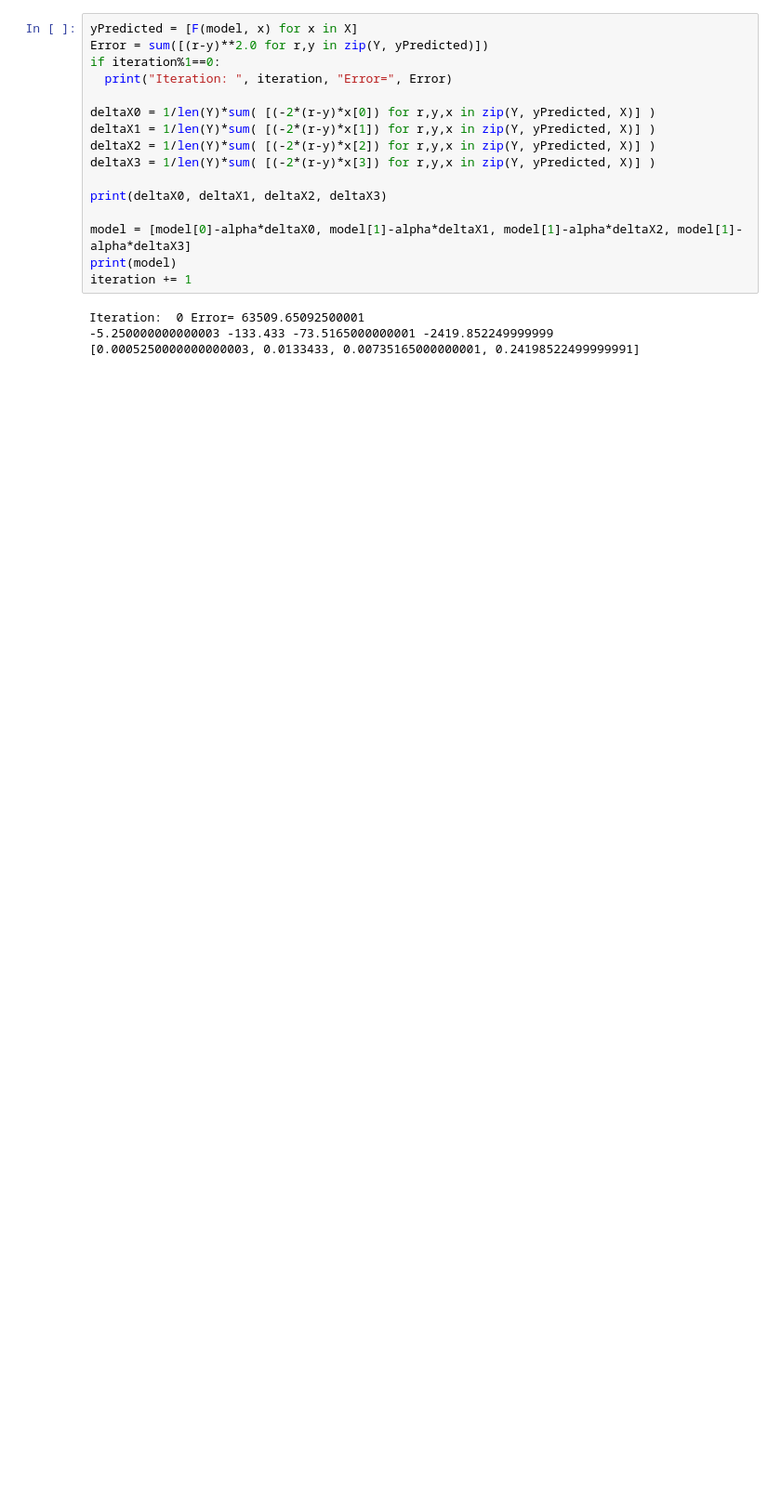
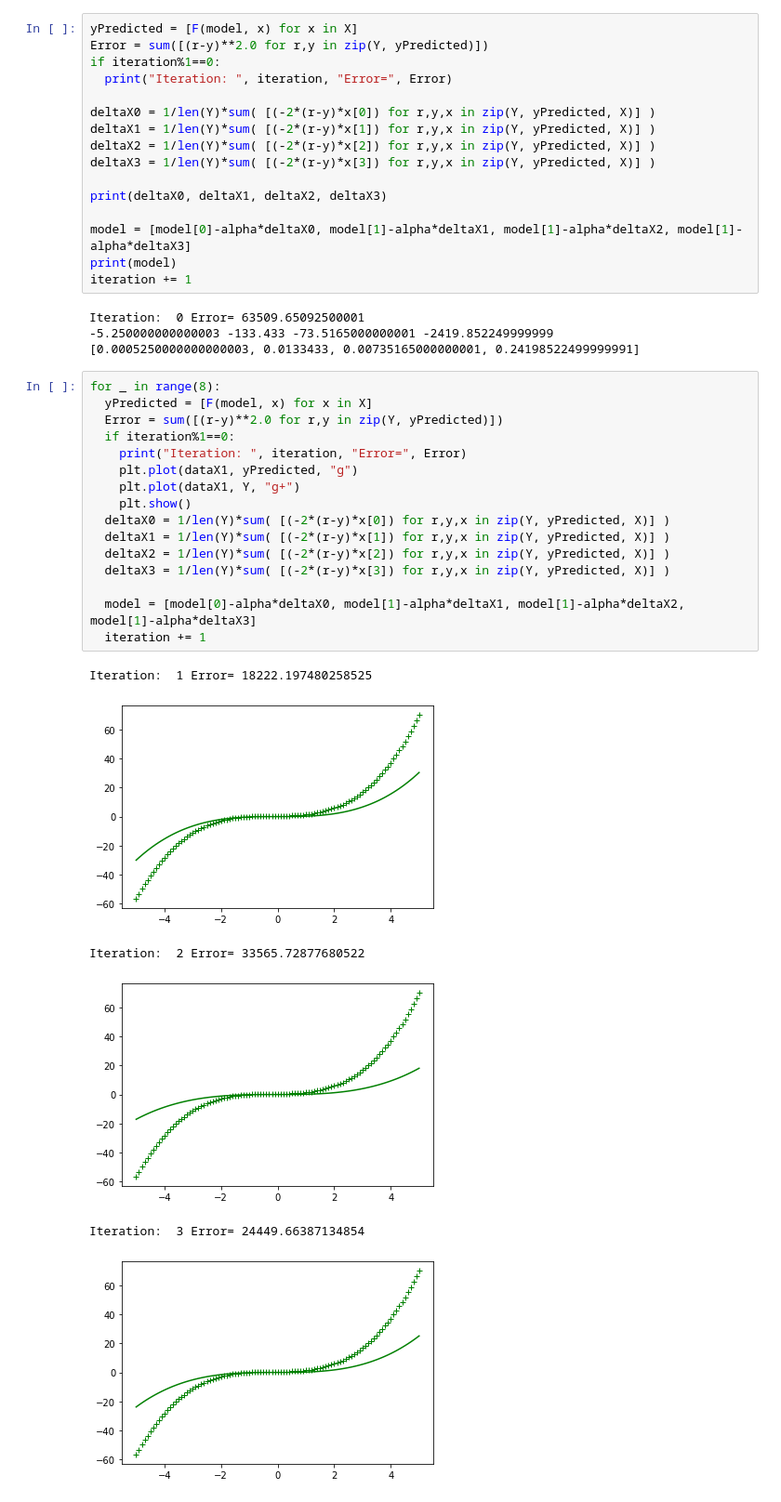
Before and after one commit to everestso/Fall21Spring22, a Jupyter notebook: c191f21_1.ipynb, the cells around one changed output. Shown at 93% size. Saved outputs shown, nothing was run; the diff lists cells and outputs as text; blank space fills up the shorter version.

```diff
--- a/c191f21_1.ipynb
+++ b/c191f21_1.ipynb
@@ -280,3 +288,26 @@ iteration += 1
 Iteration:  0 Error= 63509.65092500001
 -5.250000000000003 -133.433 -73.5165000000001 -2419.852249999999
 [0.0005250000000000003, 0.0133433, 0.00735165000000001, 0.24198522499999991]
+# %%
+for _ in range(8):
+  yPredicted = [F(model, x) for x in X]
+  Error = sum([(r-y)**2.0 for r,y in zip(Y, yPredicted)])
+  if iteration%1==0:
+    print("Iteration: ", iteration, "Error=", Error)
+    plt.plot(dataX1, yPredicted, "g")
+    plt.plot(dataX1, Y, "g+")
+    plt.show()
+  deltaX0 = 1/len(Y)*sum( [(-2*(r-y)*x[0]) for r,y,x in zip(Y, yPredicted, X)] )
+  deltaX1 = 1/len(Y)*sum( [(-2*(r-y)*x[1]) for r,y,x in zip(Y, yPredicted, X)] )
+  deltaX2 = 1/len(Y)*sum( [(-2*(r-y)*x[2]) for r,y,x in zip(Y, yPredicted, X)] )
+  deltaX3 = 1/len(Y)*sum( [(-2*(r-y)*x[3]) for r,y,x in zip(Y, yPredicted, X)] )
+
+  model = [model[0]-alpha*deltaX0, model[1]-alpha*deltaX1, model[1]-alpha*deltaX2, model[1]-alpha*deltaX3]
+  iteration += 1
+# %% [output]
+Iteration:  1 Error= 18222.197480258525
+[figure, added]
+Iteration:  2 Error= 33565.72877680522
+[figure, added]
+Iteration:  3 Error= 24449.66387134854
+[figure, added]
```
Also changed, not shown: parts of 4 cells of this notebook.
